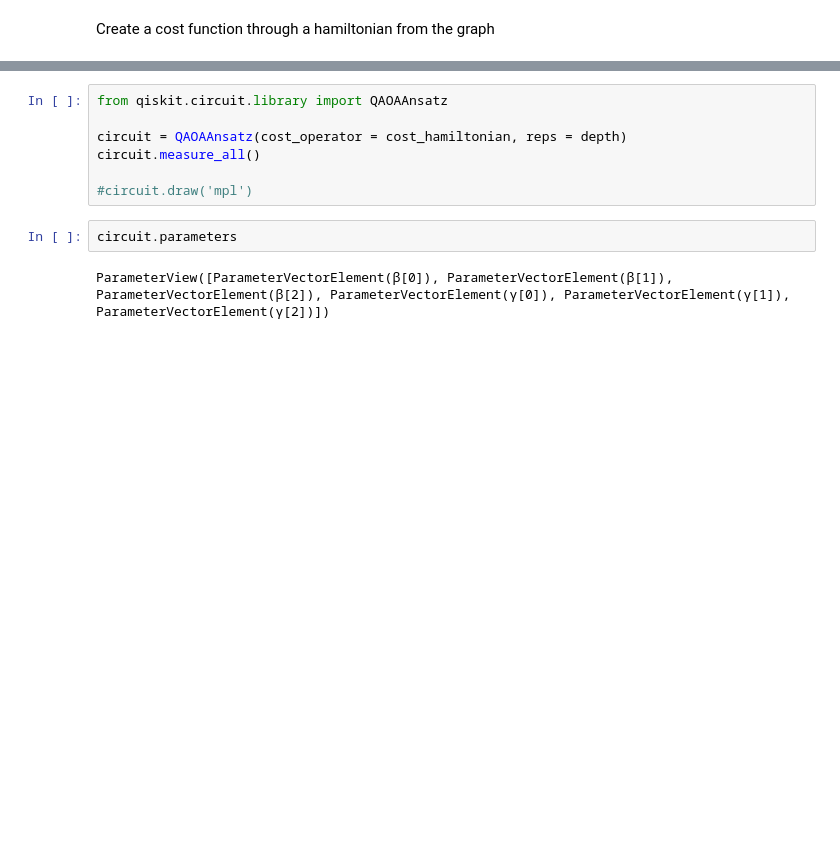
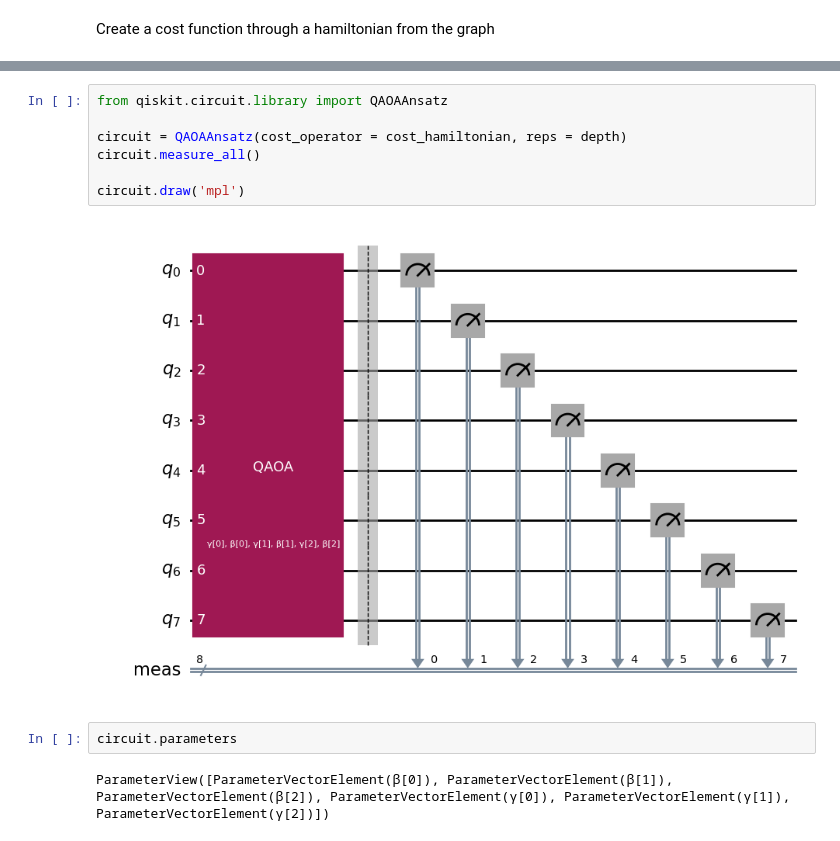
Before and after one commit to Smeidir/QAOA, a Jupyter notebook: MaxCutQaoa.ipynb, the cells around one changed output, grey strips where cells are left out. Saved outputs shown, nothing was run; the diff lists cells and outputs as text; blank space fills up the shorter version.

```diff
--- a/MaxCutQaoa.ipynb
+++ b/MaxCutQaoa.ipynb
@@ -84,10 +81,12 @@ Cost function hamiltonian: SparsePauliOp(['ZIIZII', 'IIIZIZ', 'ZIIIIZ', 'IIZIIZ'
 # %%
 from qiskit.circuit.library import QAOAAnsatz
 
 circuit = QAOAAnsatz(cost_operator = cost_hamiltonian, reps = depth)
 circuit.measure_all()
 
-#circuit.draw('mpl')
+circuit.draw('mpl')
+# %% [output]
+[figure, added]
 # %%
 circuit.parameters
 # %% [output]
```
Also changed, not shown: parts of 19 cells of this notebook, 6 other files.
